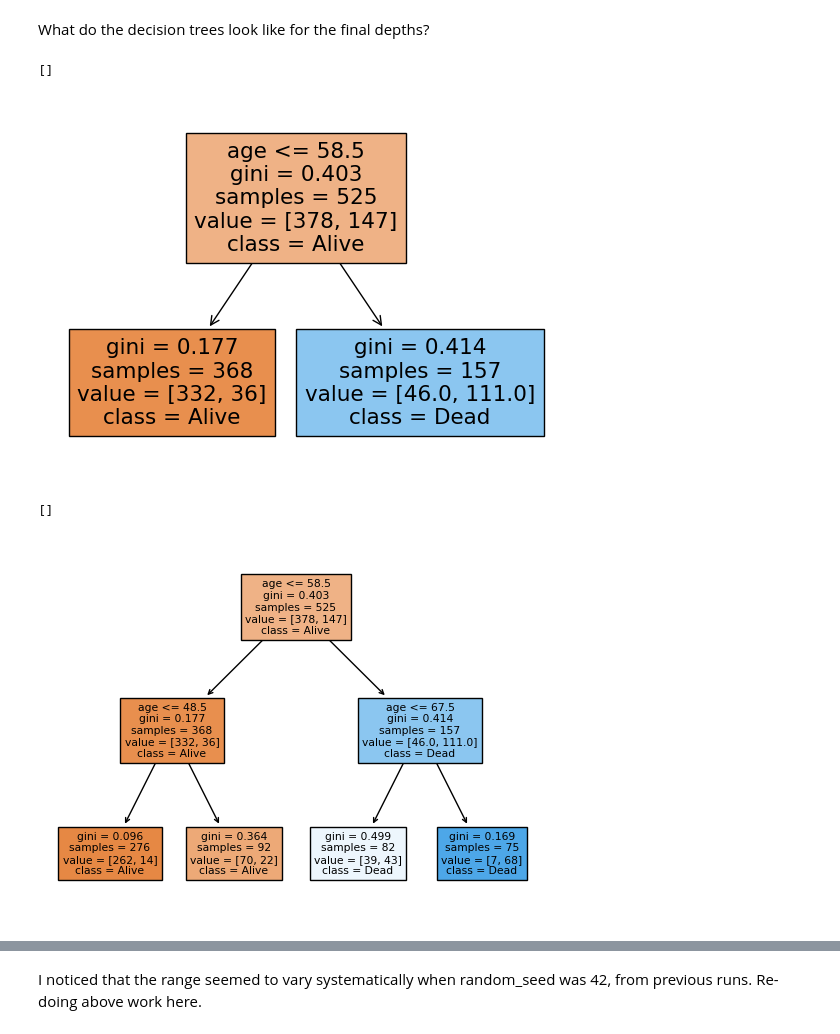
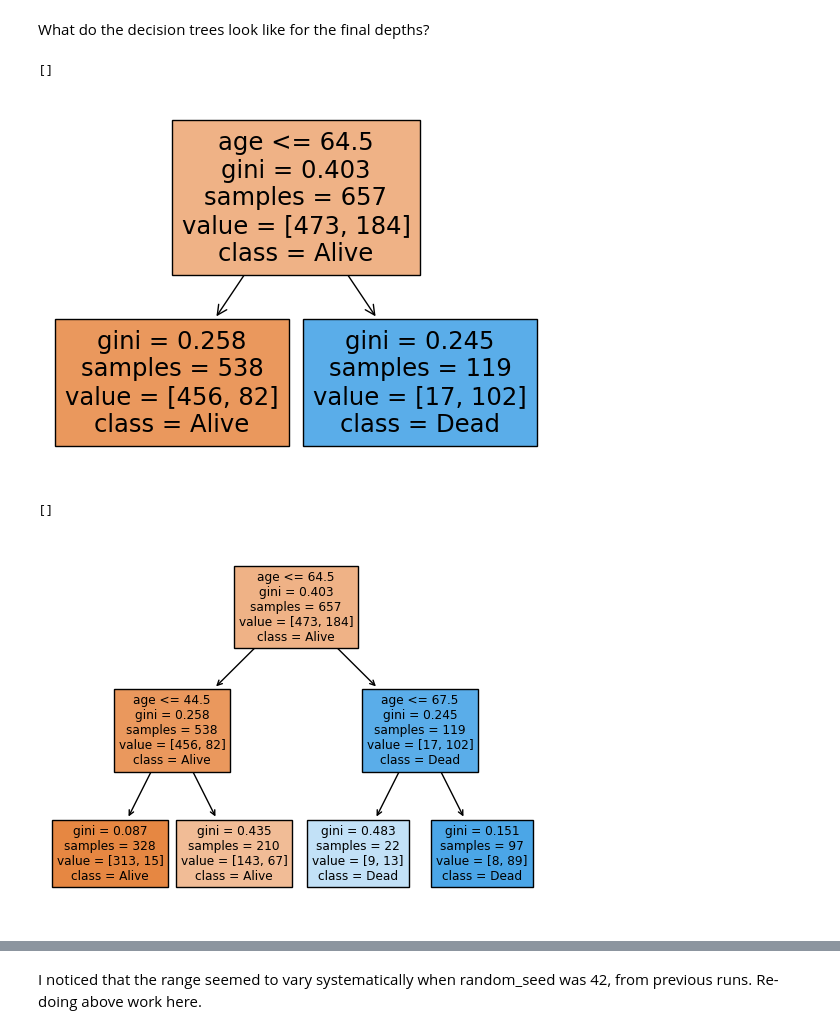
Before and after one commit to mattbenn/Explorations-in-Machine-Learning, a Jupyter notebook: M14 - Decision Trees/try_it_14.1.ipynb, the cells around one changed output, grey strips where cells are left out. Saved outputs shown, nothing was run; the diff lists cells and outputs as text; code cells hidden in the pictures.

```diff
--- a/M14 - Decision Trees/try_it_14.1.ipynb
+++ b/M14 - Decision Trees/try_it_14.1.ipynb
@@ -141,21 +141,21 @@ plt.savefig('accuracy_plots_trainProportion.png')
 # %% [markdown]
 What do the decision trees look like for the final depths?
 # %%
-temp_X_train, temp_X_test, temp_y_train, temp_y_test = train_test_split(X, y, train_size = .4, random_state = universal_random_seed, stratify = stratify_col)
+temp_X_train, temp_X_test, temp_y_train, temp_y_test = train_test_split(X, y, train_size = .5, random_state = universal_random_seed, stratify = y)#, stratify = stratify_col)
 
 dtree = DecisionTreeClassifier(max_depth = 1).fit(temp_X_train, temp_y_train)
 plot_tree(dtree, feature_names = ['smoking', 'age'], class_names = ['Alive', 'Dead'], filled = True)
 plt.plot()
 # %% [output]
 []
-[figure, old version]
+[figure, new version]
 # %%
 dtree = DecisionTreeClassifier(max_depth = 2).fit(temp_X_train, temp_y_train)
 plot_tree(dtree, feature_names = ['smoking', 'age'], class_names = ['Alive', 'Dead'], filled = True)
 plt.plot()
 # %% [output]
 []
-[figure, old version]
+[figure, new version]
 # %%
 dtree = DecisionTreeClassifier(max_depth = 4).fit(temp_X_train, temp_y_train)
 #plot_tree(dtree, feature_names = ['smoking', 'age'], class_names = ['Alive', 'Dead'], filled = True)
```
Also changed, not shown: parts of 2 cells of this notebook, 3 other files.
